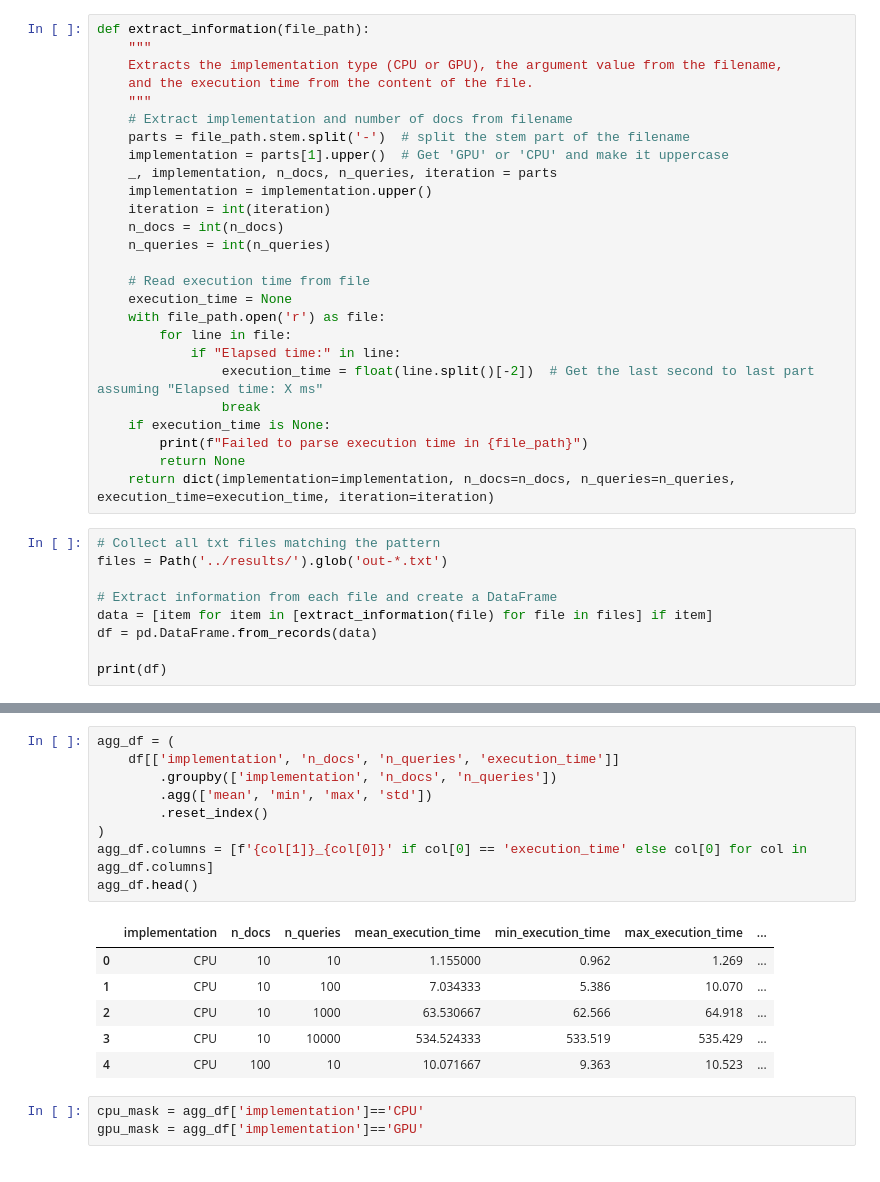
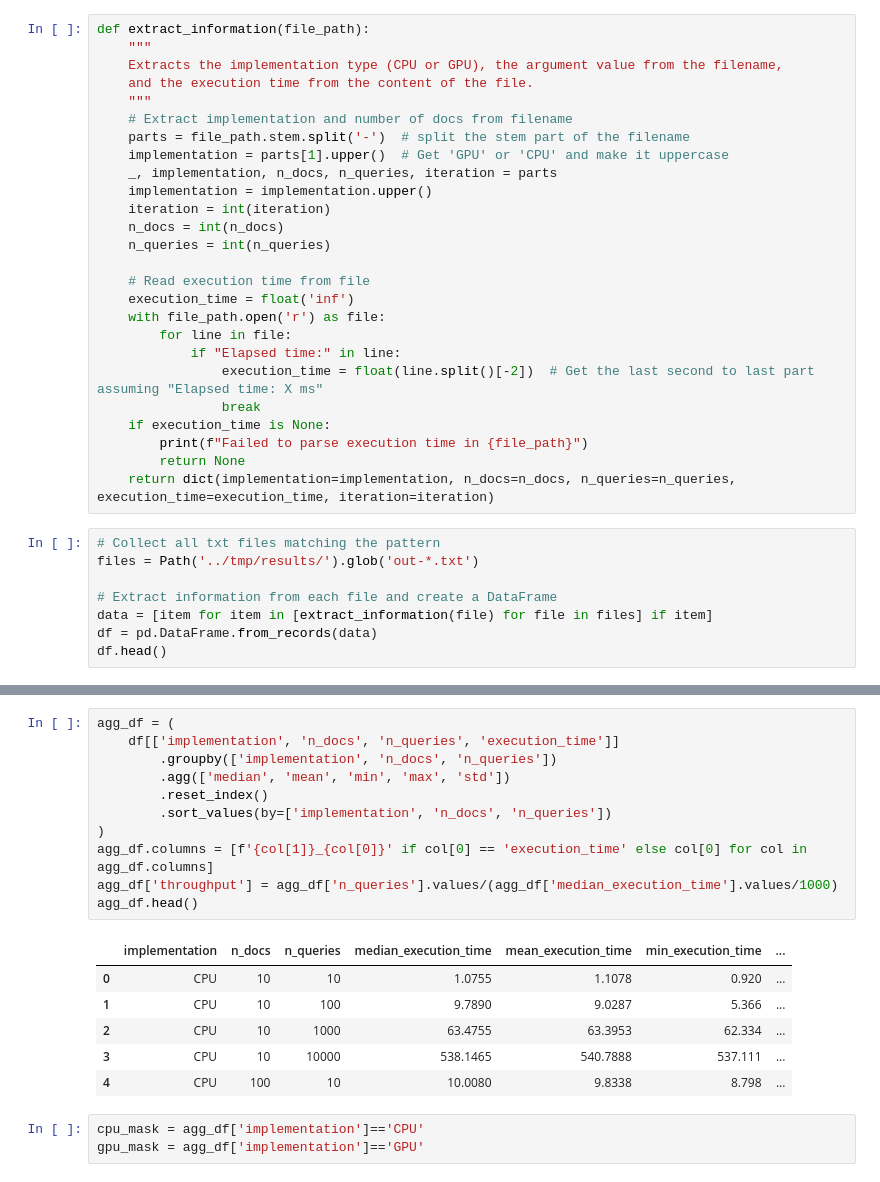
Before and after one commit to bdsaglam/mmi-713-project, a Jupyter notebook: nbs/visualize.ipynb, the cells around one changed output, grey strips where cells are left out. Cells and saved outputs as stored; diff of their text form.

```diff
--- a/nbs/visualize.ipynb
+++ b/nbs/visualize.ipynb
@@ -19,7 +26,7 @@ def extract_information(file_path):
     n_queries = int(n_queries)
 
     # Read execution time from file
-    execution_time = None
+    execution_time = float('inf')
     with file_path.open('r') as file:
         for line in file:
             if "Elapsed time:" in line:
@@ -31,11 +38,10 @@ def extract_information(file_path):
     return dict(implementation=implementation, n_docs=n_docs, n_queries=n_queries, execution_time=execution_time, iteration=iteration)
 # %%
 # Collect all txt files matching the pattern
-files = Path('../results/').glob('out-*.txt')
+files = Path('../tmp/results/').glob('out-*.txt')
 
 # Extract information from each file and create a DataFrame
 data = [item for item in [extract_information(file) for file in files] if item]
 df = pd.DataFrame.from_records(data)
-
-print(df)
+df.head()
 # %% [output]
@@ -75,19 +54,21 @@ df.sort_values(by=['implementation', 'n_docs', 'n_queries'])
 # %%
 agg_df = (
     df[['implementation', 'n_docs', 'n_queries', 'execution_time']]
         .groupby(['implementation', 'n_docs', 'n_queries'])
-        .agg(['mean', 'min', 'max', 'std'])
+        .agg(['median', 'mean', 'min', 'max', 'std'])
         .reset_index()
+        .sort_values(by=['implementation', 'n_docs', 'n_queries'])
 )
 agg_df.columns = [f'{col[1]}_{col[0]}' if col[0] == 'execution_time' else col[0] for col in agg_df.columns]
+agg_df['throughput'] = agg_df['n_queries'].values/(agg_df['median_execution_time'].values/1000)
 agg_df.head()
 # %% [output]
-|  | implementation | n_docs | n_queries | mean_execution_time | min_execution_time | max_execution_time | ... |
-| 0 | CPU | 10 | 10 | 1.155000 | 0.962 | 1.269 | ... |
-| 1 | CPU | 10 | 100 | 7.034333 | 5.386 | 10.070 | ... |
-| 2 | CPU | 10 | 1000 | 63.530667 | 62.566 | 64.918 | ... |
-| 3 | CPU | 10 | 10000 | 534.524333 | 533.519 | 535.429 | ... |
-| 4 | CPU | 100 | 10 | 10.071667 | 9.363 | 10.523 | ... |
+|  | implementation | n_docs | n_queries | median_execution_time | mean_execution_time | min_execution_time | ... |
+| 0 | CPU | 10 | 10 | 1.0755 | 1.1078 | 0.920 | ... |
+| 1 | CPU | 10 | 100 | 9.7890 | 9.0287 | 5.366 | ... |
+| 2 | CPU | 10 | 1000 | 63.4755 | 63.3953 | 62.334 | ... |
+| 3 | CPU | 10 | 10000 | 538.1465 | 540.7888 | 537.111 | ... |
+| 4 | CPU | 100 | 10 | 10.0080 | 9.8338 | 8.798 | ... |
 # %%
 cpu_mask = agg_df['implementation']=='CPU'
 gpu_mask = agg_df['implementation']=='GPU'
```
Also changed, not shown: parts of 23 cells of this notebook, 1 other file.
